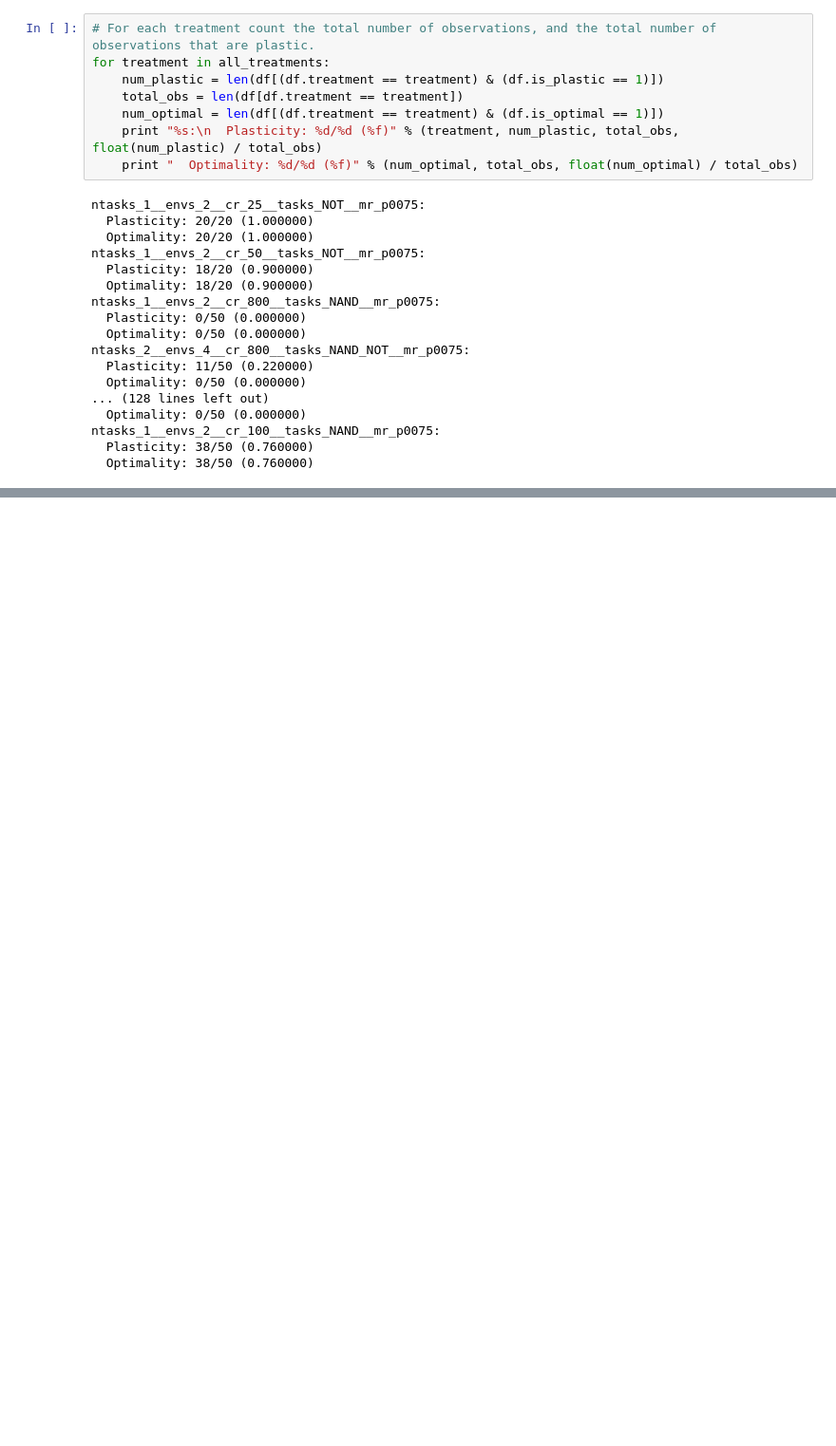
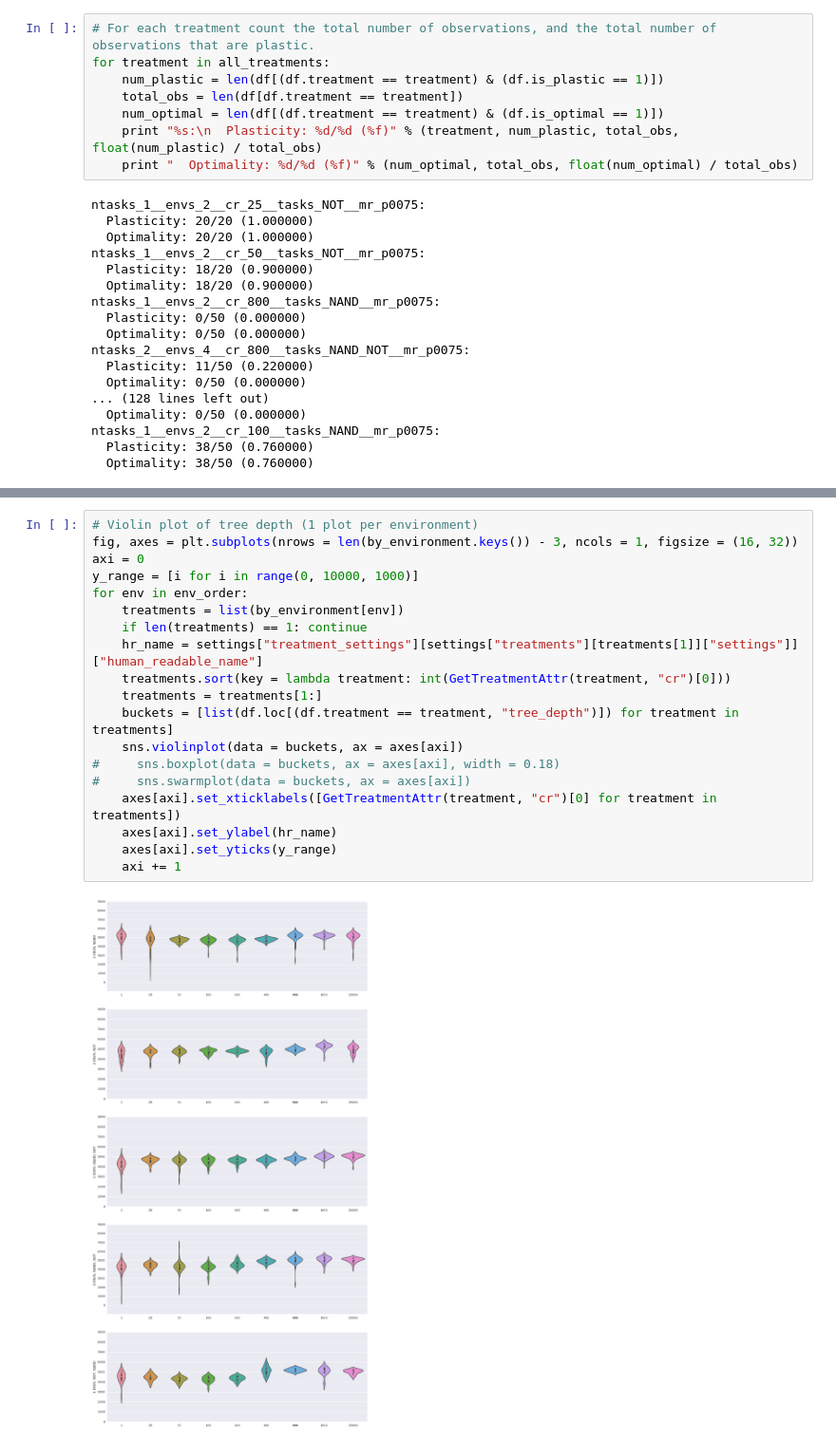
Before and after one commit to amlalejini/origins_of_plasticity_f16, a Jupyter notebook: scripts/jupyter_notebooks/fdom_nb.ipynb, the cells around one changed output, grey strips where cells are left out. Shown: that part at 95% size. Cells and saved outputs as stored; diff of their text form; blank space fills up the shorter version.

```diff
--- a/scripts/jupyter_notebooks/fdom_nb.ipynb
+++ b/scripts/jupyter_notebooks/fdom_nb.ipynb
@@ -147,0 +189,21 @@ for cr in by_change_rate:
+# %%
+# Violin plot of tree depth (1 plot per environment)
+fig, axes = plt.subplots(nrows = len(by_environment.keys()) - 3, ncols = 1, figsize = (16, 32))
+axi = 0
+y_range = [i for i in range(0, 10000, 1000)]
+for env in env_order:
+    treatments = list(by_environment[env])
+    if len(treatments) == 1: continue
+    hr_name = settings["treatment_settings"][settings["treatments"][treatments[1]]["settings"]]["human_readable_name"]
+    treatments.sort(key = lambda treatment: int(GetTreatmentAttr(treatment, "cr")[0]))
+    treatments = treatments[1:]
+    buckets = [list(df.loc[(df.treatment == treatment, "tree_depth")]) for treatment in treatments]
+    sns.violinplot(data = buckets, ax = axes[axi])
+#     sns.boxplot(data = buckets, ax = axes[axi], width = 0.18)
+#     sns.swarmplot(data = buckets, ax = axes[axi])
+    axes[axi].set_xticklabels([GetTreatmentAttr(treatment, "cr")[0] for treatment in treatments])
+    axes[axi].set_ylabel(hr_name)
+    axes[axi].set_yticks(y_range)
+    axi += 1
+# %% [output]
+[figure, added]
```
Also changed, not shown: parts of 5 cells of this notebook, 5 other files.
